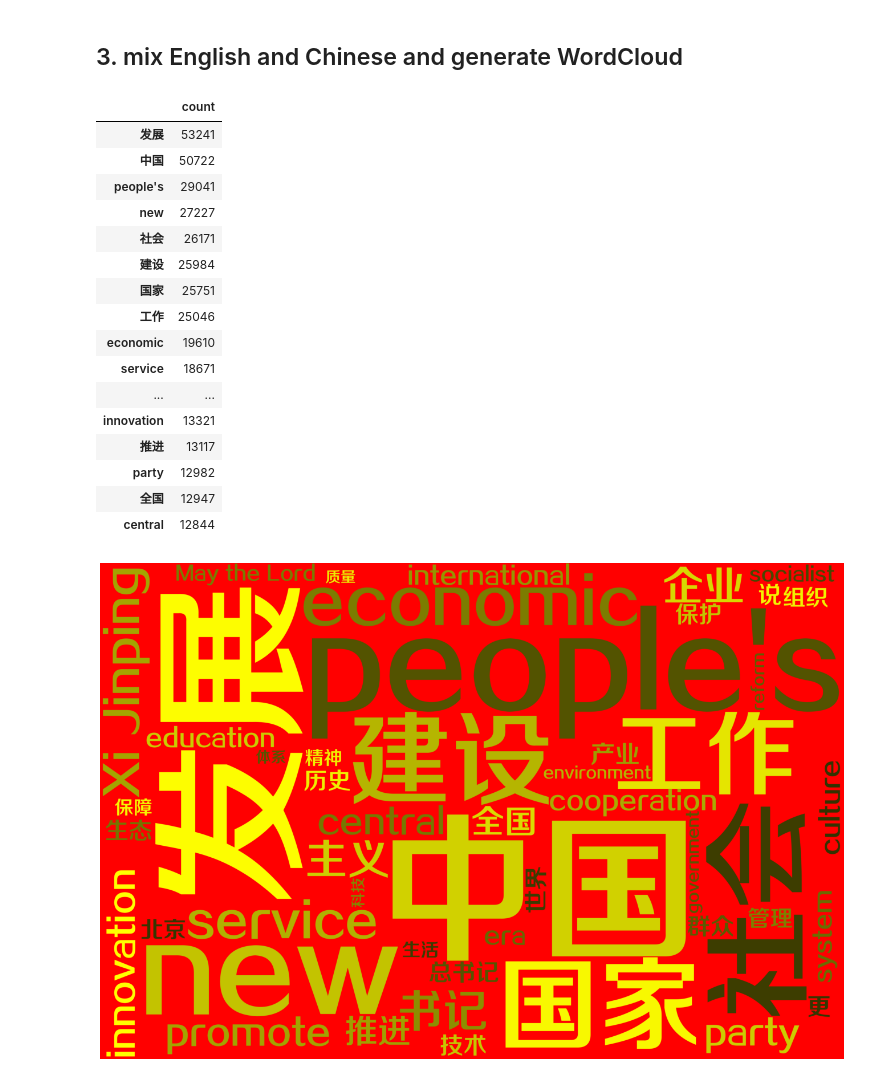
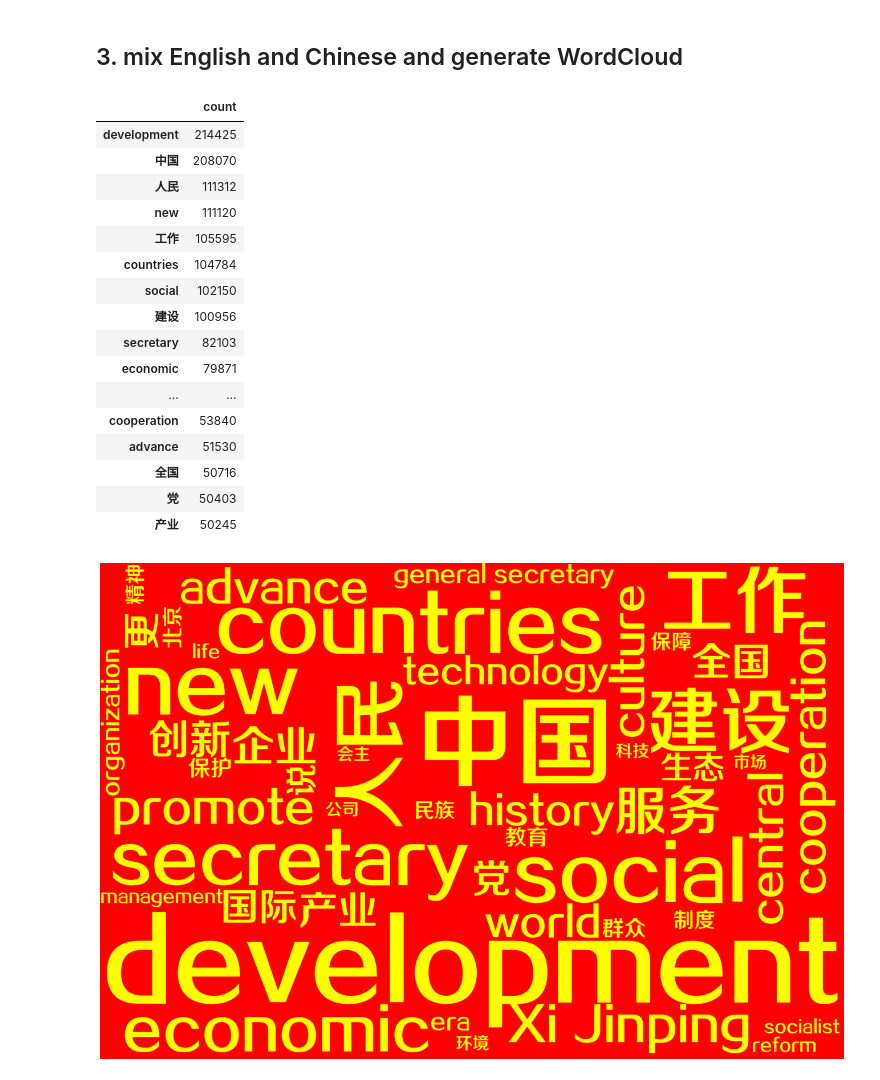
Before and after one commit to Concyclics/NewsPaperSpider, a Jupyter notebook: people-s-daily-keyword-cloud.ipynb, the cells around one changed output. Cells and saved outputs as stored; diff of their text form; code cells hidden in the pictures.

```diff
--- a/people-s-daily-keyword-cloud.ipynb
+++ b/people-s-daily-keyword-cloud.ipynb
@@ -385,7 +384,7 @@ def getWords(news:str):
     return removed_split_news
 # %%
 words=[]
-for path in sample(newspath,k=10000):
+for path in sample(newspath,k=40000):
     news = open(path,'r').read()
     words += getWords(news)
 
@@ -644,31 +643,31 @@ Rand_word_ds.sort_values(by=['count'],ascending=False,inplace=True)
 Rand_word_ds.head(20)
 # %% [output]
 |  | count |
-| 发展 | 53241 |
-| 中国 | 50722 |
-| people's | 29041 |
-| new | 27227 |
-| 社会 | 26171 |
-| 建设 | 25984 |
-| 国家 | 25751 |
-| 工作 | 25046 |
-| economic | 19610 |
-| service | 18671 |
+| development | 214425 |
+| 中国 | 208070 |
+| 人民 | 111312 |
+| new | 111120 |
+| 工作 | 105595 |
+| countries | 104784 |
+| social | 102150 |
+| 建设 | 100956 |
+| secretary | 82103 |
+| economic | 79871 |
 | ... | ... |
-| innovation | 13321 |
-| 推进 | 13117 |
-| party | 12982 |
-| 全国 | 12947 |
-| central | 12844 |
+| cooperation | 53840 |
+| advance | 51530 |
+| 全国 | 50716 |
+| 党 | 50403 |
+| 产业 | 50245 |
 # %%
-wc = WordCloud(font_path='../input/fonts-on-mac/Fonts/方正正中黑简体.TTF',width=3000,height=2000,background_color="red", max_words=50,color_func=wordcloud.get_single_color_func("yellow"))
+wc = WordCloud(font_path='../input/fonts-on-mac/Fonts/方正正中黑简体.TTF',width=9000,height=6000,background_color="red", max_words=1000,color_func= lambda *args, **kwargs: (255, 255, 0))
 wc.generate_from_frequencies(Rand_word_count)
 
 wc.to_file("People's Daily WordCloud Both Zh and En.png")
 
 plt.figure(figsize=(24,16))
 plt.imshow(plt.imread("./People's Daily WordCloud Both Zh and En.png"))
 plt.axis("off")
 plt.show()
 # %% [output]
-[figure, old version]
+[figure, new version]
```
Also changed, not shown: parts of 19 cells of this notebook.
